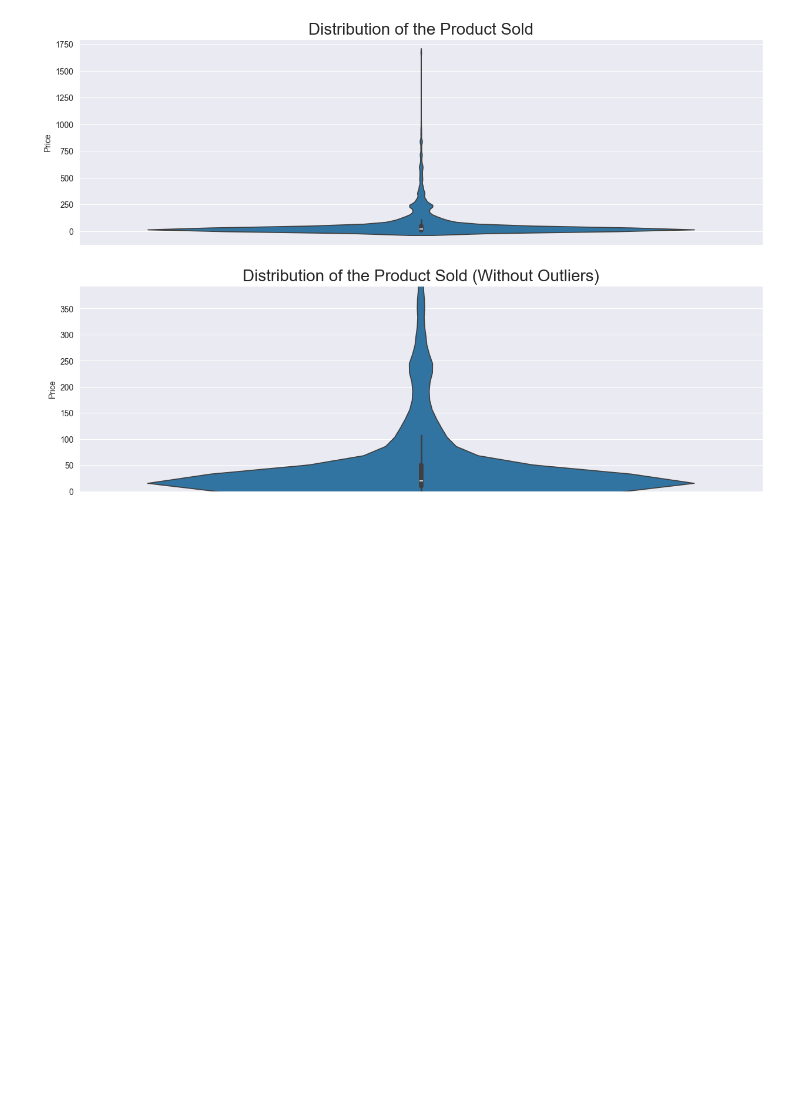
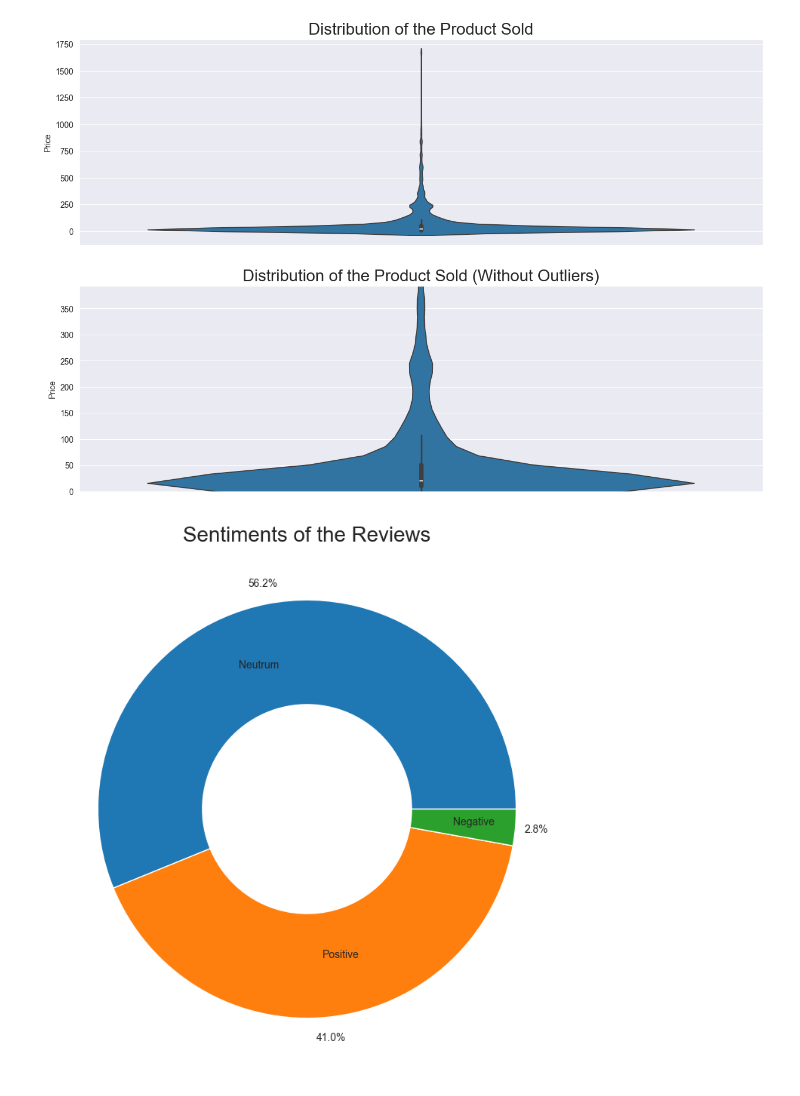
Before and after one commit to RodrigoLopezNunez17/Amazon-Sales----NLP, a Jupyter notebook: EDA/EDA.ipynb, the cells around one changed output. Saved outputs shown, nothing was run; the diff lists cells and outputs as text; code cells hidden in the pictures; blank space fills up the shorter version.

```diff
--- a/EDA/EDA.ipynb
+++ b/EDA/EDA.ipynb
@@ -71,3 +77,13 @@ ax2.set_title("Distribution of the Product Sold (Without Outliers)", fontsize=20
 plt.show()
 # %% [output]
 [figure]
+# %%
+plt.figure(figsize=(9,9))
+
+plt.pie(x=review['Sentiment'].value_counts(), labels=["Neutrum","Positive","Negative"],
+        wedgeprops=dict(width=0.5), autopct='%1.1f%%',  pctdistance=1.1, labeldistance=0.7)
+
+plt.title("Sentiments of the Reviews", fontsize=20)
+plt.show()
+# %% [output]
+[figure, added]
```
Also changed, not shown: parts of 1 cell of this notebook, 1 other file.
